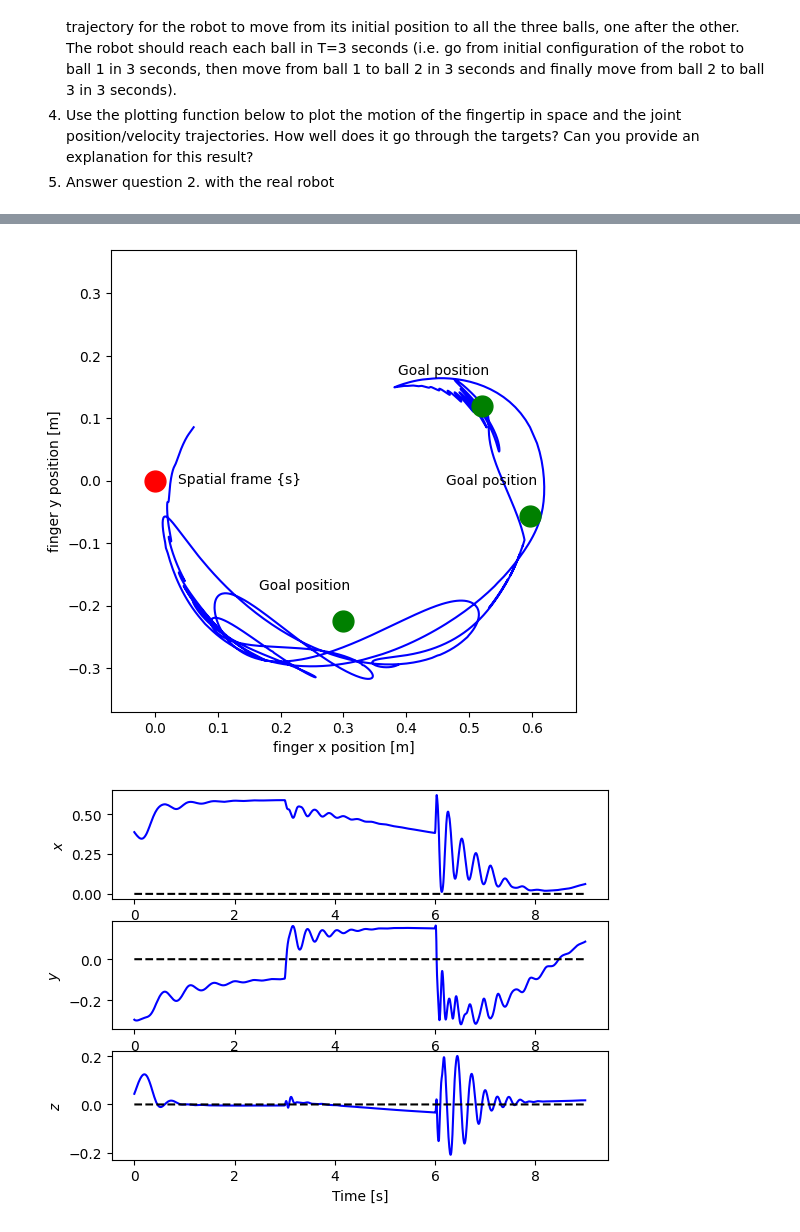
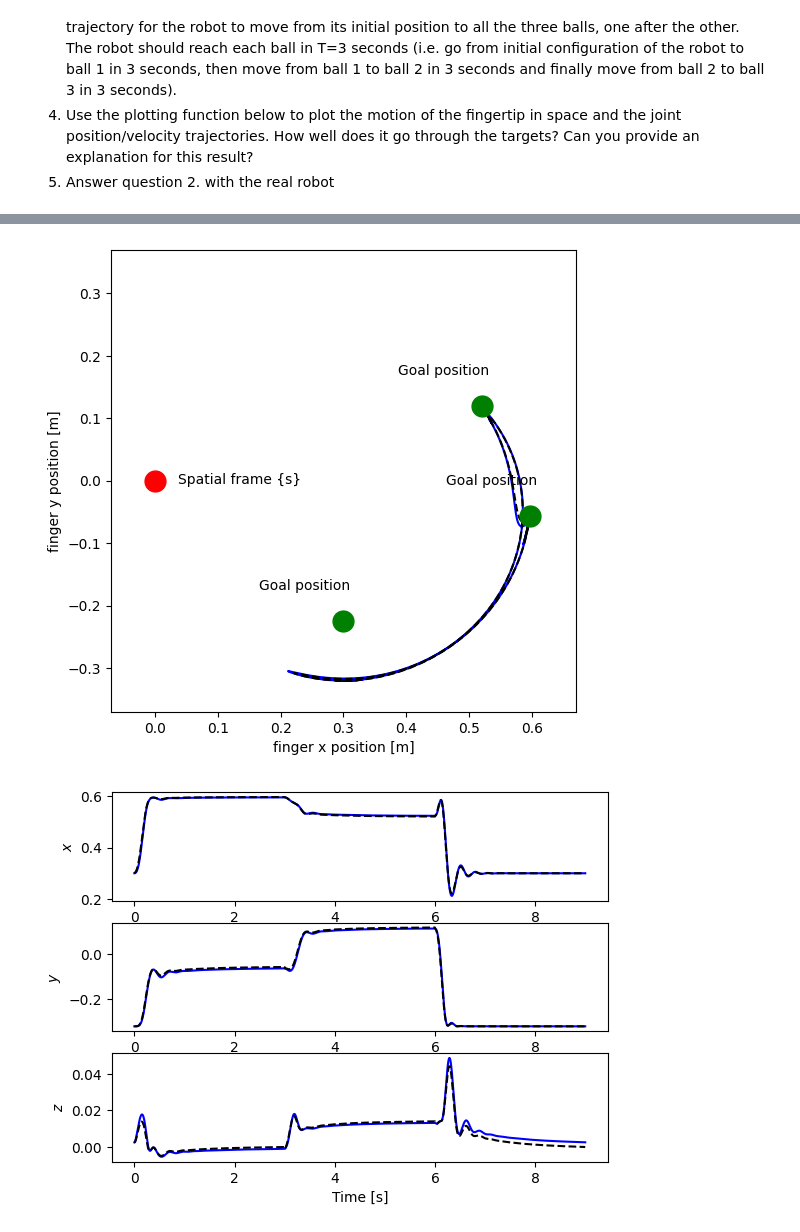
Before and after one commit to Electric-man/rob2004, a Jupyter notebook: Lab/Lab3/Part I - Inverse_Geometry.ipynb, the cells around one changed output, grey strips where cells are left out. Saved outputs shown, nothing was run; the diff lists cells and outputs as text; code cells hidden in the pictures.

```diff
--- a/Lab/Lab3/Part I - Inverse_Geometry.ipynb
+++ b/Lab/Lab3/Part I - Inverse_Geometry.ipynb
@@ -209,21 +233,12 @@ Error:
 # %%
-### THE BALL POSITIONS ARE DEFINED HERE ###
-# here we create a list of ball positions and display them if we are in simulation
-ball_positions = [np.array([0.597,-0.056, 0.0]), np.array([0.521,0.12, 0.0]), np.array([0.3,-0.225, 0.0])]
-joint_positions_of_balls = [inverse_geometry(ball_position) for ball_position in ball_positions]
-
-if not use_real_robot:
-    for ball in ball_positions:
-        robot.add_ball(ball)
-
 # we simulate for 9 seconds (3 seconds per goal)
 run_time = 9.
 dt = 0.001
 num_steps = int(run_time/dt)
 
 # the PD gains
-P = np.array([1.5, 1.5, 1.5])
-D = np.array([0.01, 0.01, 0.01])
+P = np.array([10, 10, 10])
+D = np.array([0.05, 0.05, 0.05])
 
 ## we allocate a few vectors to collect data while we do the simulation
 # we will store the sensor values (angular position and velocities)
@@ -248,13 +263,11 @@ time_to_goal = 3.0
 # we use this to know which target we are currently aiming
 ball_number = 0
 
-# we measure the internal time for one target movement
-t = 0.
-
 prev_pos, _= robot.get_state()
 
 ## this is our main control loop ##
 ## we do the loop for num_steps ##
+t_start = t.time()
 for i in range(num_steps):
     # get the current time and save it
     time[i] = dt * i
@@ -274,17 +287,21 @@ for i in range(num_steps):
     # the goal here is to compute q_des and dq_des that the PD controller will follow
     # you will need some internal logic to decide which ball you are currently targetting, etc.
     before = ball_number
-    ball_number = int((dt*i)//time_to_goal)
+    ball_number = int(dt*i//time_to_goal)
     if before != ball_number:
         prev_pos, _= robot.get_state()
 
     ### WRITE YOUR CODE HERE ###
     # change this according to your needs so the robot moves according to your goals
-    if ball_number == 0:
-        q_des, dq_des = linear_interpolate_trajectory(prev_pos, joint_positions_of_balls[0], 0, time_to_goal, dt*i)
-    else:
-        q_des, dq_des = linear_interpolate_trajectory(prev_pos, joint_positions_of_balls[ball_number],
-                                                      time_to_goal*(ball_number-1), time_to_goal*ball_number, dt*i)
+    q_des, dq_des = linear_interpolate_trajectory(prev_pos, joint_positions_of_balls[ball_number],
+                                                      time_to_goal*ball_number, time_to_goal*(ball_number+1)-dt, dt*i)
+    # if (dt*(i+1)%time_to_goal ==0 ):
+    #     print(ball_number)
+    #     print("Time: ", dt*i)
+    #     print(joint_positions_of_balls[ball_number])
+    #     print("Ball position:", ball_positions[ball_number])
+    #     print("Desired position", forward_kinematics(q_des)[0:3, 3])
+    # desired_finger_position[i, :] = forward_kinematics(q_des)[0:3, 3]
 
 
     # we save the desired positions/velocities for later plotting
@@ -302,3 +319,4 @@ for i in range(num_steps):
     # we send them to the robot and do one simulation step
     robot.send_joint_torque(joint_torques)
     robot.step()
+    t.sleep(max(sleep_time:=dt*(i+1) - (t.time()-t_start), 0))
@@ -310,36 +344,36 @@ def plot_finger_trajectory(finger_position, desired_finger_position, ball_positi
     """
     fig = plt.figure(figsize=(6,6))
     ax = fig.add_subplot(111)
     plt.plot(finger_position[:,0],finger_position[:,1], 'b')
-    plt.plot(desired_finger_position[:,0],desired_finger_position[:,1], 'k')
+    plt.plot(desired_finger_position[:,0],desired_finger_position[:,1], '--k')
     plt.xlabel('finger x position [m]')
     plt.ylabel('finger y position [m]')
     plt.xlim([-l1-l2+l0-0.05,l0+l1+l2+0.05])
     plt.ylim([-l1-l2-0.05, l1+l2+0.05])
     plt.plot([0],[0],'o',markersize=15,color='r')
 
     for ball in ball_positions:
         plt.plot([ball[0]],[ball[1]],'o',markersize=15,color='g')
         ax.annotate('Goal position', xy=(ball[0]-0.2,0.05+ball[1]), xytext=(30,0), textcoords='offset points')
     ax.annotate('Spatial frame {s}', xy=(-0.03,-0.005), xytext=(30,0), textcoords='offset points')
 
     fig = plt.figure()
 
     plt.subplot(3,1,1)
     plt.plot(time, measured_finger_position[:,0], 'b-', time, desired_finger_position[:,0], '--k')
     plt.ylabel(r'$x$')
     plt.subplot(3,1,2)
     plt.plot(time, measured_finger_position[:,1], 'b-', time, desired_finger_position[:,1], '--k')
     plt.ylabel(r'$y$')
     plt.subplot(3,1,3)
     plt.plot(time, measured_finger_position[:,2], 'b-', time, desired_finger_position[:,2], '--k')
     plt.ylabel(r'$z$')
     plt.xlabel('Time [s]')
 
 plot_finger_trajectory(measured_finger_position, desired_finger_position, ball_positions)
 # %% [output]
-[figure, old version]
+[figure, new version]
-[figure, old version]
+[figure, new version]
 # %%
 def plot_joint_posvel(time, th, th_des, dth, dth_des):
     fig = plt.figure(figsize=(10,10))
```
Also changed, not shown: parts of 7 cells of this notebook, 3 other files.
